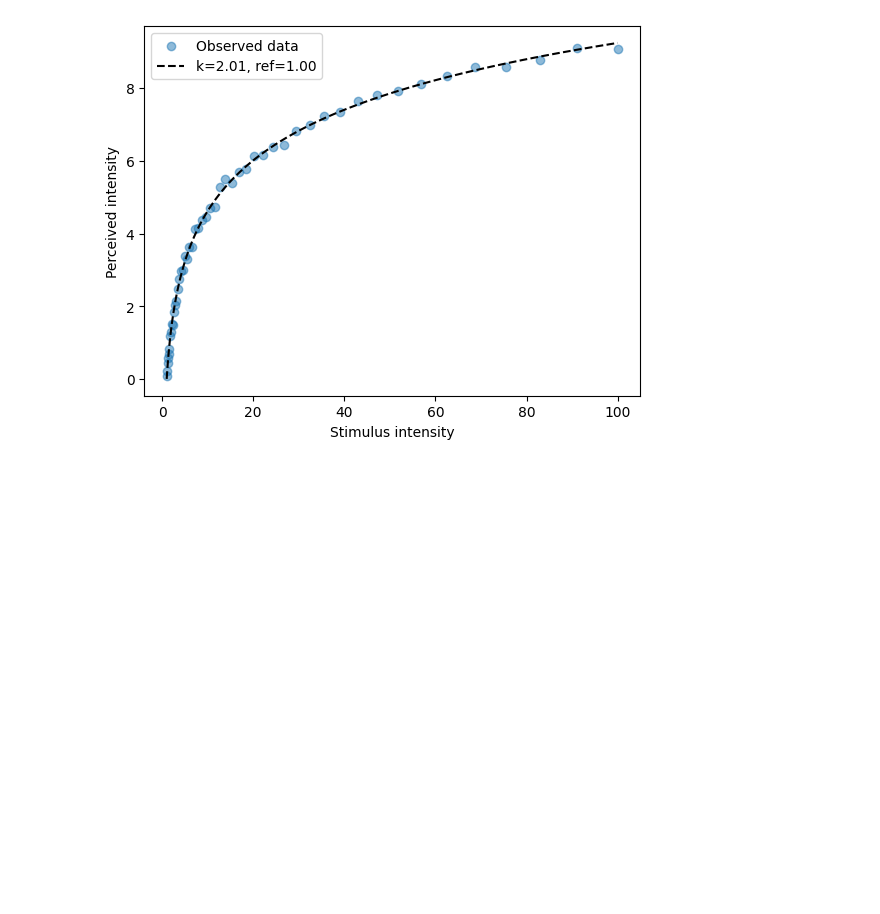
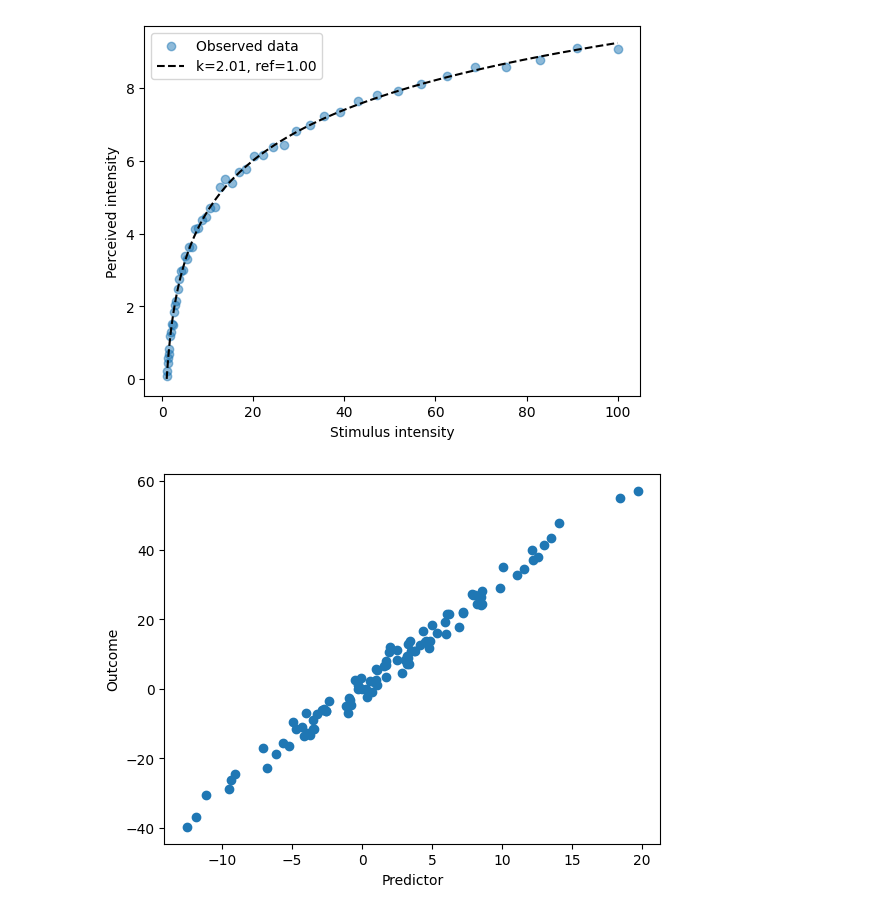
Before and after one commit to SMU-HCI/cs702-ci, a Jupyter notebook: week-07/lecture/model_validation.ipynb, the cells around one changed output. Saved outputs shown, nothing was run; the diff lists cells and outputs as text; code cells hidden in the pictures; blank space fills up the shorter version.

```diff
--- a/week-07/lecture/model_validation.ipynb
+++ b/week-07/lecture/model_validation.ipynb
@@ -115,0 +118,31 @@ plt.show()
+# %%
+import arviz as az
+import jax.numpy as jnp
+import matplotlib.pyplot as plt
+import numpyro
+import numpyro.distributions as dist
+from jax import random
+from numpyro.infer import MCMC, NUTS, Predictive
+
+# Set random seed
+RANDOM_SEED = 42
+rng_key = random.PRNGKey(RANDOM_SEED)
+
+# Generate synthetic data
+N = 100
+true_a, true_b = 0.5, 3.0
+true_sd = 2.0
+
+# Generate predictor and outcome data
+key, subkey1, subkey2 = random.split(key, 3)
+predictor = random.normal(subkey1, shape=(N,)) * 6.0 + 2.0  # loc=2, scale=6
+true_mu = true_a + true_b * predictor
+outcome = random.normal(subkey2, shape=(N,)) * true_sd + true_mu
+
+# Plot raw data
+plt.scatter(predictor, outcome)
+plt.xlabel("Predictor")
+plt.ylabel("Outcome")
+plt.show()
+# %% [output]
+[figure, added]
```
Also changed, not shown: parts of 7 cells of this notebook, 2 other files.
